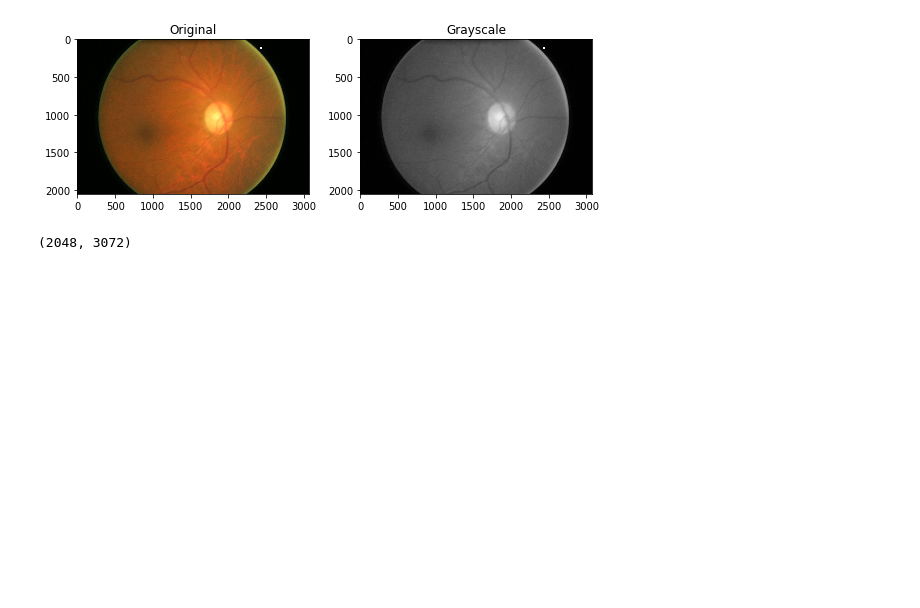
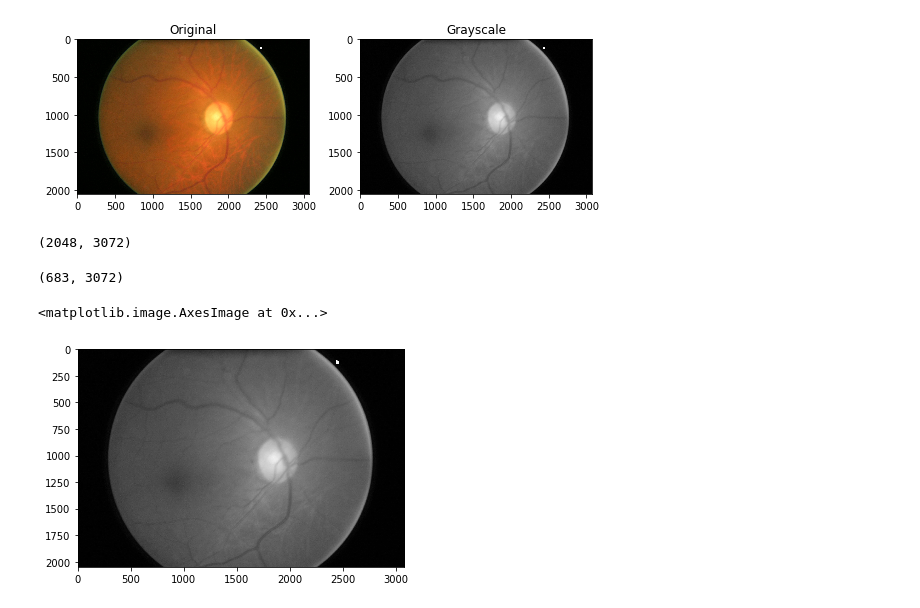
Before and after one commit to mirtanvirislam/Deep-Learning-Based-Glaucoma-Detection-with-Cropped-Optic-Cup-and-Disc-and-Blood-Vessel-Segmentation, a Jupyter notebook: Machine Learning Algorithms/Fundus Image import v1.ipynb, the cells around one changed output. Cells and saved outputs as stored; diff of their text form; code cells hidden in the pictures; blank space fills up the shorter version.

Commit message:
compressing image by dropping data

```diff
--- a/Machine Learning Algorithms/Fundus Image import v1.ipynb
+++ b/Machine Learning Algorithms/Fundus Image import v1.ipynb
@@ -52,3 +52,12 @@ plt.show()
 grayscale.shape
 # %% [output]
 (2048, 3072)
+# %%
+grayscale[: :3].shape
+# %% [output]
+(683, 3072)
+# %%
+imshow(grayscale, cmap=plt.cm.gray)
+# %% [output]
+<matplotlib.image.AxesImage at 0x...>
+[figure, added]
```
Also changed, not shown: parts of 3 cells of this notebook.
